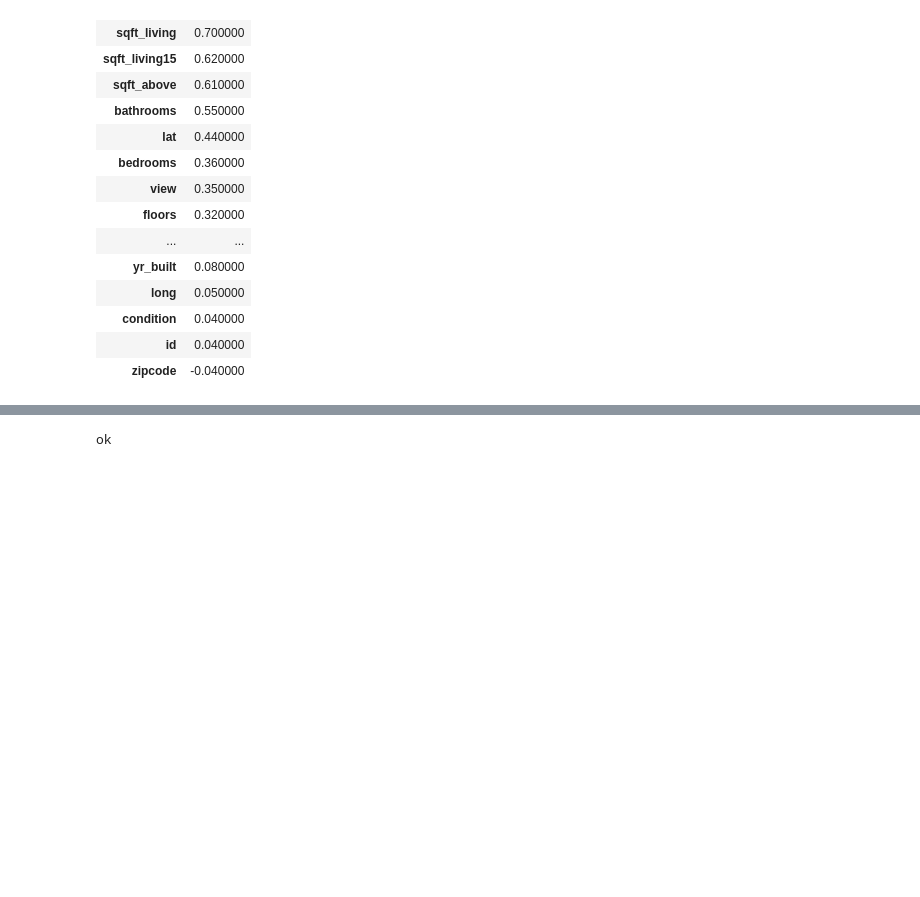
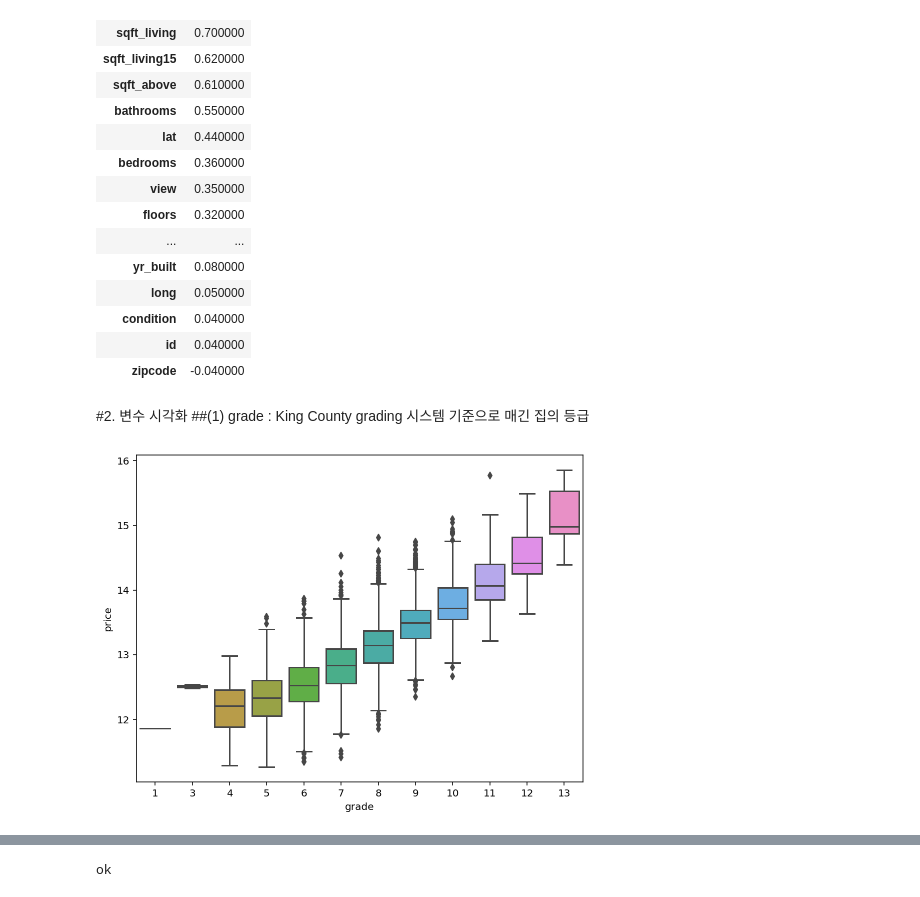
Before and after one commit to LAGABI44/AIFFEL_Study, a Jupyter notebook: Kaggle_House_Price_Prediction.ipynb, the cells around one changed output, grey strips where cells are left out. Drawn from its saved outputs; the diff is of its cells as text; code cells hidden in the pictures; blank space fills up the shorter version.

```diff
--- a/Kaggle_House_Price_Prediction.ipynb
+++ b/Kaggle_House_Price_Prediction.ipynb
@@ -175,3 +188,12 @@ co.style.background_gradient(cmap='viridis')    #스타일 지정해서 범위
 | condition | 0.040000 |
 | id | 0.040000 |
 | zipcode | -0.040000 |
+# %% [markdown]
+#2. 변수 시각화
+##(1) grade : King County grading 시스템 기준으로 매긴 집의 등급
+# %%
+data = pd.concat([train['price'], train['grade']], axis=1)
+f, ax = plt.subplots(figsize=(8, 6))
+fig = sns.boxplot(x='grade', y="price", data=data)
+# %% [output]
+[figure, added]
```
Also changed, not shown: parts of 19 cells of this notebook.
